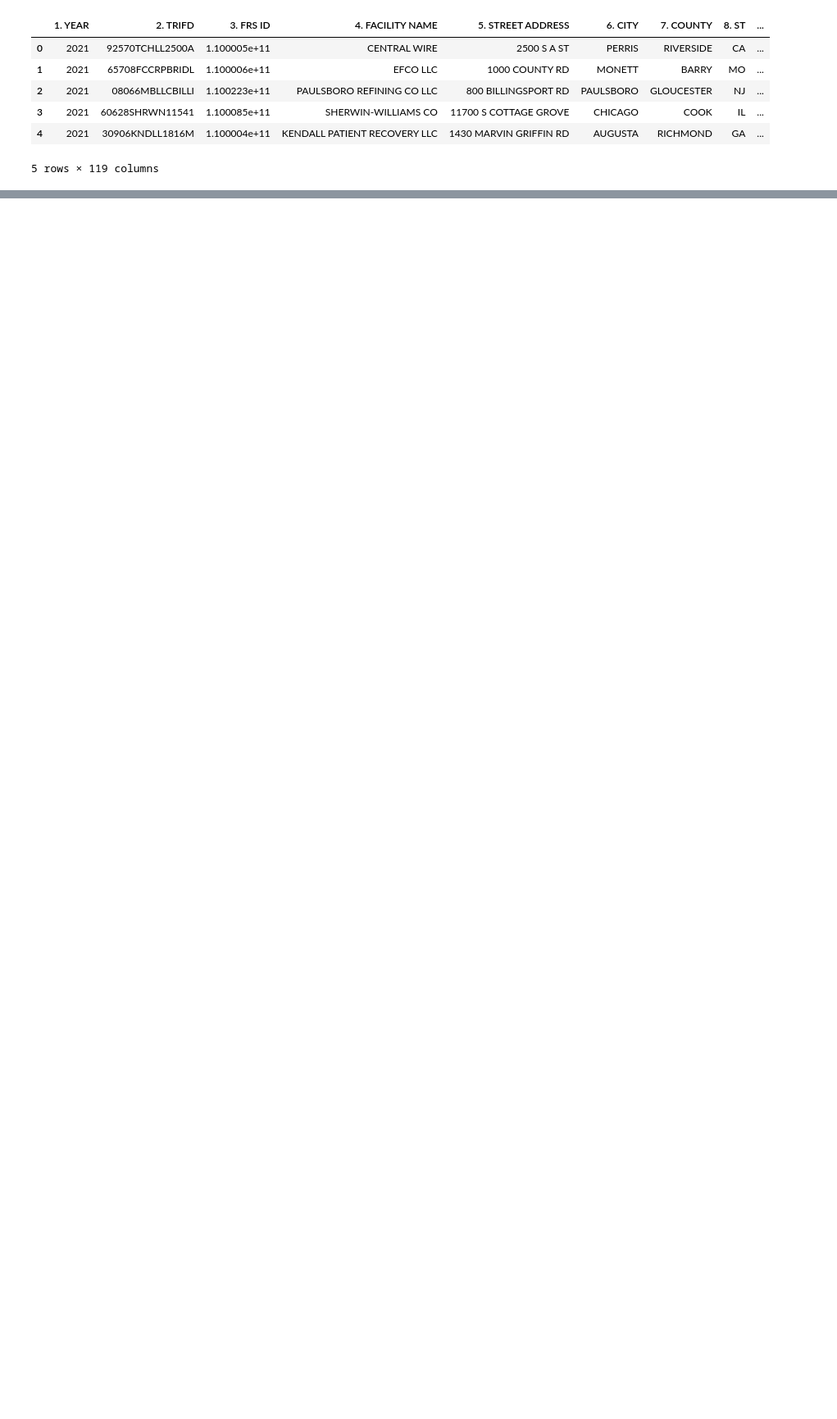
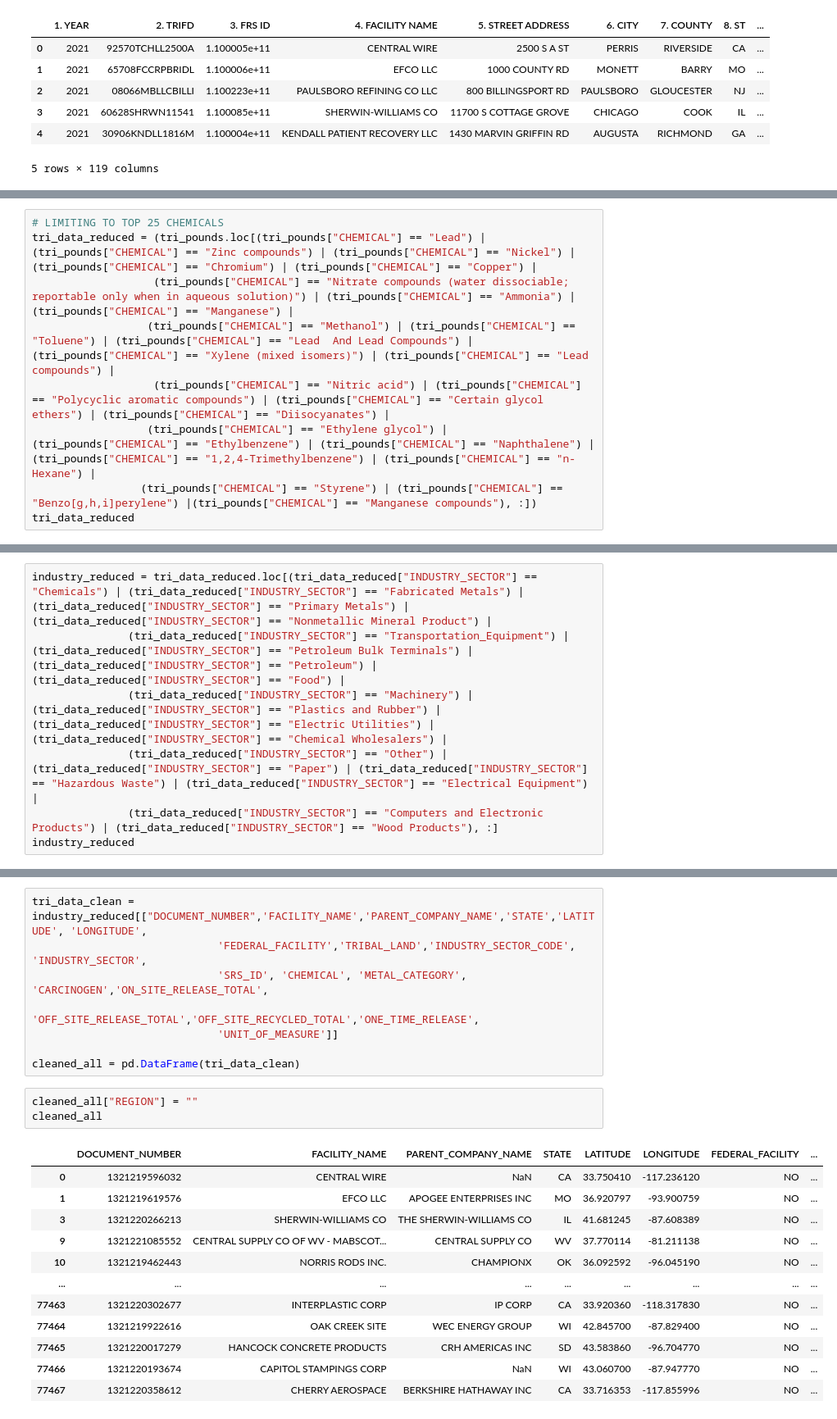
Before and after one commit to lathamlm/Project-03, a Jupyter notebook: cleaning_data.ipynb, the cells around one changed output, grey strips where cells are left out. Shown: that part at 82% size. Drawn from its saved outputs; the diff is of its cells as text; blank space fills up the shorter version.

```diff
--- a/cleaning_data.ipynb
+++ b/cleaning_data.ipynb
@@ -23,0 +90,9 @@ tri_df.head()
+# %%
+# LIMITING TO TOP 25 CHEMICALS
+tri_data_reduced = (tri_pounds.loc[(tri_pounds["CHEMICAL"] == "Lead") | (tri_pounds["CHEMICAL"] == "Zinc compounds") | (tri_pounds["CHEMICAL"] == "Nickel") | (tri_pounds["CHEMICAL"] == "Chromium") | (tri_pounds["CHEMICAL"] == "Copper") |
+                   (tri_pounds["CHEMICAL"] == "Nitrate compounds (water dissociable; reportable only when in aqueous solution)") | (tri_pounds["CHEMICAL"] == "Ammonia") |(tri_pounds["CHEMICAL"] == "Manganese") |
+                  (tri_pounds["CHEMICAL"] == "Methanol") | (tri_pounds["CHEMICAL"] == "Toluene") | (tri_pounds["CHEMICAL"] == "Lead  And Lead Compounds") | (tri_pounds["CHEMICAL"] == "Xylene (mixed isomers)") | (tri_pounds["CHEMICAL"] == "Lead compounds") |
+                   (tri_pounds["CHEMICAL"] == "Nitric acid") | (tri_pounds["CHEMICAL"] == "Polycyclic aromatic compounds") | (tri_pounds["CHEMICAL"] == "Certain glycol ethers") | (tri_pounds["CHEMICAL"] == "Diisocyanates") |
+                  (tri_pounds["CHEMICAL"] == "Ethylene glycol") | (tri_pounds["CHEMICAL"] == "Ethylbenzene") | (tri_pounds["CHEMICAL"] == "Naphthalene") | (tri_pounds["CHEMICAL"] == "1,2,4-Trimethylbenzene") | (tri_pounds["CHEMICAL"] == "n-Hexane") |
+                 (tri_pounds["CHEMICAL"] == "Styrene") | (tri_pounds["CHEMICAL"] == "Benzo[g,h,i]perylene") |(tri_pounds["CHEMICAL"] == "Manganese compounds"), :])
+tri_data_reduced
@@ -23,0 +113,7 @@ tri_df.head()
+# %%
+industry_reduced = tri_data_reduced.loc[(tri_data_reduced["INDUSTRY_SECTOR"] == "Chemicals") | (tri_data_reduced["INDUSTRY_SECTOR"] == "Fabricated Metals") | (tri_data_reduced["INDUSTRY_SECTOR"] == "Primary Metals") | (tri_data_reduced["INDUSTRY_SECTOR"] == "Nonmetallic Mineral Product") |
+               (tri_data_reduced["INDUSTRY_SECTOR"] == "Transportation_Equipment") |(tri_data_reduced["INDUSTRY_SECTOR"] == "Petroleum Bulk Terminals") | (tri_data_reduced["INDUSTRY_SECTOR"] == "Petroleum") | (tri_data_reduced["INDUSTRY_SECTOR"] == "Food") |
+               (tri_data_reduced["INDUSTRY_SECTOR"] == "Machinery") | (tri_data_reduced["INDUSTRY_SECTOR"] == "Plastics and Rubber") | (tri_data_reduced["INDUSTRY_SECTOR"] == "Electric Utilities") |(tri_data_reduced["INDUSTRY_SECTOR"] == "Chemical Wholesalers") |
+               (tri_data_reduced["INDUSTRY_SECTOR"] == "Other") | (tri_data_reduced["INDUSTRY_SECTOR"] == "Paper") | (tri_data_reduced["INDUSTRY_SECTOR"] == "Hazardous Waste") | (tri_data_reduced["INDUSTRY_SECTOR"] == "Electrical Equipment") |
+               (tri_data_reduced["INDUSTRY_SECTOR"] == "Computers and Electronic Products") | (tri_data_reduced["INDUSTRY_SECTOR"] == "Wood Products"), :]
+industry_reduced
@@ -23,0 +134,24 @@ tri_df.head()
+# %%
+tri_data_clean = industry_reduced[["DOCUMENT_NUMBER",'FACILITY_NAME','PARENT_COMPANY_NAME','STATE','LATITUDE', 'LONGITUDE',
+                             'FEDERAL_FACILITY','TRIBAL_LAND','INDUSTRY_SECTOR_CODE', 'INDUSTRY_SECTOR',
+                             'SRS_ID', 'CHEMICAL', 'METAL_CATEGORY', 'CARCINOGEN','ON_SITE_RELEASE_TOTAL',
+                             'OFF_SITE_RELEASE_TOTAL','OFF_SITE_RECYCLED_TOTAL','ONE_TIME_RELEASE',
+                             'UNIT_OF_MEASURE']]
+
+cleaned_all = pd.DataFrame(tri_data_clean)
+# %%
+cleaned_all["REGION"] = ""
+cleaned_all
+# %% [output]
+|  | DOCUMENT_NUMBER | FACILITY_NAME | PARENT_COMPANY_NAME | STATE | LATITUDE | LONGITUDE | FEDERAL_FACILITY | ... |
+| 0 | 1321219596032 | CENTRAL WIRE | NaN | CA | 33.750410 | -117.236120 | NO | ... |
+| 1 | 1321219619576 | EFCO LLC | APOGEE ENTERPRISES INC | MO | 36.920797 | -93.900759 | NO | ... |
+| 3 | 1321220266213 | SHERWIN-WILLIAMS CO | THE SHERWIN-WILLIAMS CO | IL | 41.681245 | -87.608389 | NO | ... |
+| 9 | 1321221085552 | CENTRAL SUPPLY CO OF WV - MABSCOT... | CENTRAL SUPPLY CO | WV | 37.770114 | -81.211138 | NO | ... |
+| 10 | 1321219462443 | NORRIS RODS INC. | CHAMPIONX | OK | 36.092592 | -96.045190 | NO | ... |
+| ... | ... | ... | ... | ... | ... | ... | ... | ... |
+| 77463 | 1321220302677 | INTERPLASTIC CORP | IP CORP | CA | 33.920360 | -118.317830 | NO | ... |
+| 77464 | 1321219922616 | OAK CREEK SITE | WEC ENERGY GROUP | WI | 42.845700 | -87.829400 | NO | ... |
+| 77465 | 1321220017279 | HANCOCK CONCRETE PRODUCTS | CRH AMERICAS INC | SD | 43.583860 | -96.704770 | NO | ... |
+| 77466 | 1321220193674 | CAPITOL STAMPINGS CORP | NaN | WI | 43.060700 | -87.947770 | NO | ... |
+| 77467 | 1321220358612 | CHERRY AEROSPACE | BERKSHIRE HATHAWAY INC | CA | 33.716353 | -117.855996 | NO | ... |
```
Also changed, not shown: parts of 18 cells of this notebook, 5 other files.
